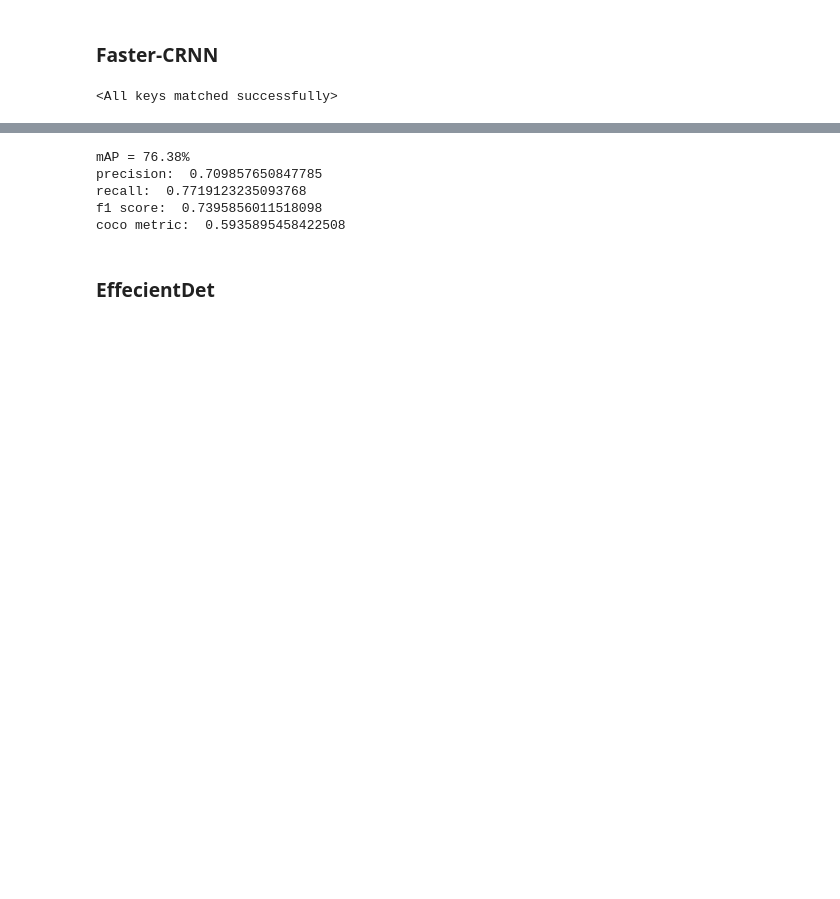
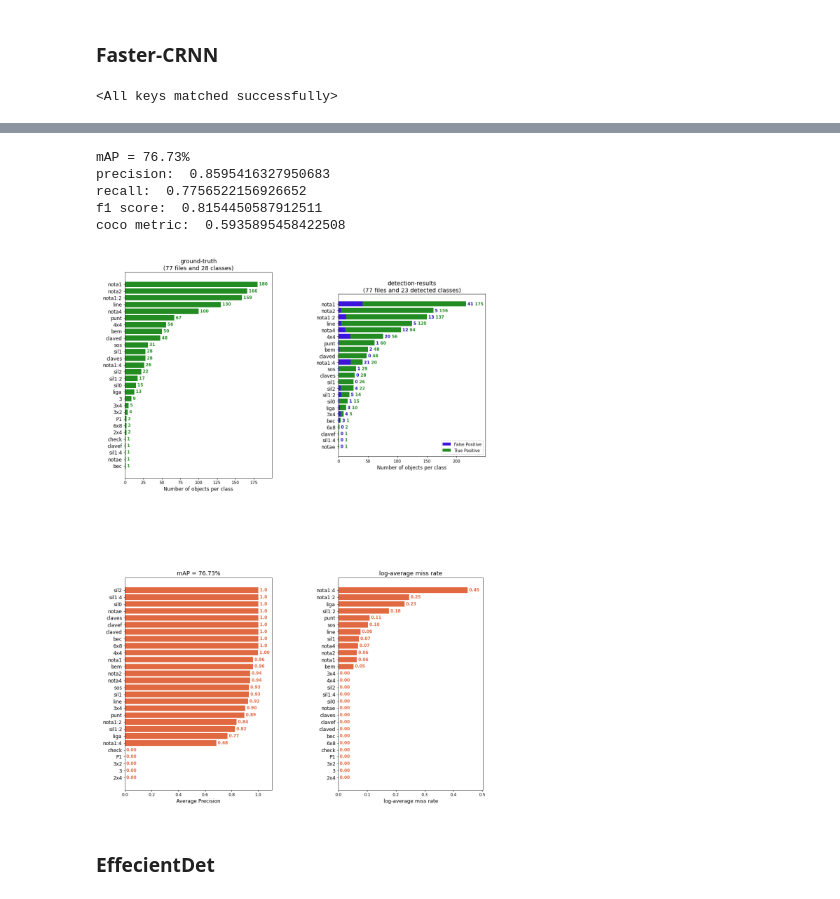
Before and after one commit to joheras/MusicaCatedralStoDomingoIER, a Jupyter notebook: Notebooks/SacarMúsica/Metricas.ipynb, the cells around one changed output, grey strips where cells are left out. Cells and saved outputs as stored; diff of their text form; code cells hidden in the pictures; blank space fills up the shorter version.

```diff
--- a/Notebooks/SacarMúsica/Metricas.ipynb
+++ b/Notebooks/SacarMúsica/Metricas.ipynb
@@ -1100,11 +1100,11 @@ a = txt.readline().split()
 while a!= []:
   dt[a[0]]=a[1:]
   a = txt.readline().split()
-
+n = len(dt.keys())
 for key in gt.keys():
   if key not in dt.keys(): dt[key]=['0', '(tp:0,', 'fp:0)']
 
-precision= np.sum([float(dt[i][1][4:-1])/(float(dt[i][1][4:-1])+float(dt[i][2][3:-1])) for i in dt if dt[i][1][4:-1] != '0'])/28
+precision= np.sum([float(dt[i][1][4:-1])/(float(dt[i][1][4:-1])+float(dt[i][2][3:-1])) for i in dt if dt[i][1][4:-1] != '0'])/n
 print('precision: ',precision)
 recall=stats.mean([float(dt[i][1][4:-1])/float(gt[i])  for i in dt])
 print('recall: ',recall)
@@ -1112,11 +1112,25 @@ f1 = (2*precision*recall)/(precision+recall)
 print('f1 score: ',f1)
 print('coco metric: ',0.5935895458422508)
 # %% [output]
-mAP = 76.38%
-precision:  0.709857650847785
-recall:  0.7719123235093768
-f1 score:  0.7395856011518098
+mAP = 76.73%
+precision:  0.8595416327950683
+recall:  0.7756522156926652
+f1 score:  0.8154450587912511
 coco metric:  0.5935895458422508
+# %%
+L = ['output/ground-truth-info.png','output/detection-results-info.png','output/mAP.png','output/lamr.png']
+k = 0
+fig, ax = plt.subplots(2,2,figsize=(20,30))
+for i in range(0,2):
+  for j in range(0,2):
+    ax[i,j].imshow(cv2.imread(L[k]),cmap=plt.cm.binary)
+    ax[i,j].axis('off')
+    ax[i,j].xaxis.set_ticklabels([])
+    ax[i,j].yaxis.set_ticklabels([])
+    k = k + 1
+plt.show()
+# %% [output]
+[figure, added]
 # %% [markdown]
 ### EffecientDet
 # %%
```
Also changed, not shown: parts of 5 cells of this notebook.
